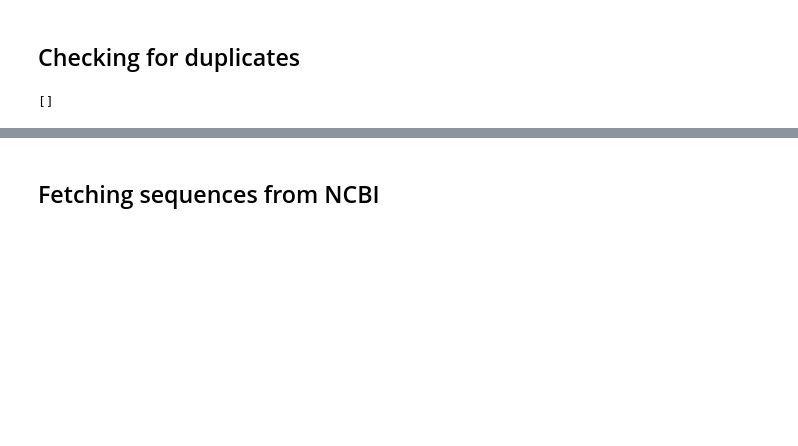
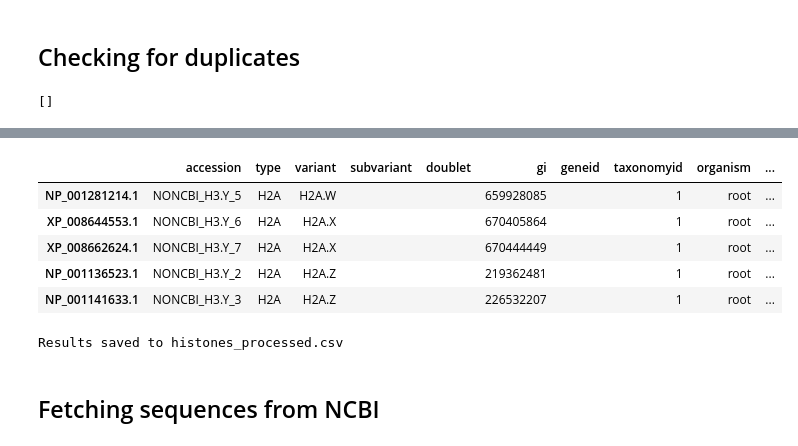
Before and after one commit to v-kulikov1/histonedb_Vladimir, a Jupyter notebook: CURATED_SET/curated_sevice.ipynb, the cells around one changed output, grey strips where cells are left out. Saved outputs shown, nothing was run; the diff lists cells and outputs as text; code cells hidden in the pictures; blank space fills up the shorter version.

```diff
--- a/CURATED_SET/curated_sevice.ipynb
+++ b/CURATED_SET/curated_sevice.ipynb
@@ -55,3 +92,16 @@ list(curated_set.has_duplicates())
+# %%
+curated_set.data.tail()
+# %% [output]
+|  | accession | type | variant | subvariant | doublet | gi | geneid | taxonomyid | organism | ... |
+| NP_001281214.1 | NONCBI_H3.Y_5 | H2A | H2A.W |  |  | 659928085 |  | 1 | root | ... |
+| XP_008644553.1 | NONCBI_H3.Y_6 | H2A | H2A.X |  |  | 670405864 |  | 1 | root | ... |
+| XP_008662624.1 | NONCBI_H3.Y_7 | H2A | H2A.X |  |  | 670444449 |  | 1 | root | ... |
+| NP_001136523.1 | NONCBI_H3.Y_2 | H2A | H2A.Z |  |  | 219362481 |  | 1 | root | ... |
+| NP_001141633.1 | NONCBI_H3.Y_3 | H2A | H2A.Z |  |  | 226532207 |  | 1 | root | ... |
+# %%
+curated_set.save()
+# %% [output]
+Results saved to histones_processed.csv
 # %% [markdown]
 ## Fetching sequences from NCBI
 # %%
```
Also changed, not shown: parts of 26 cells of this notebook, 2 other files.
